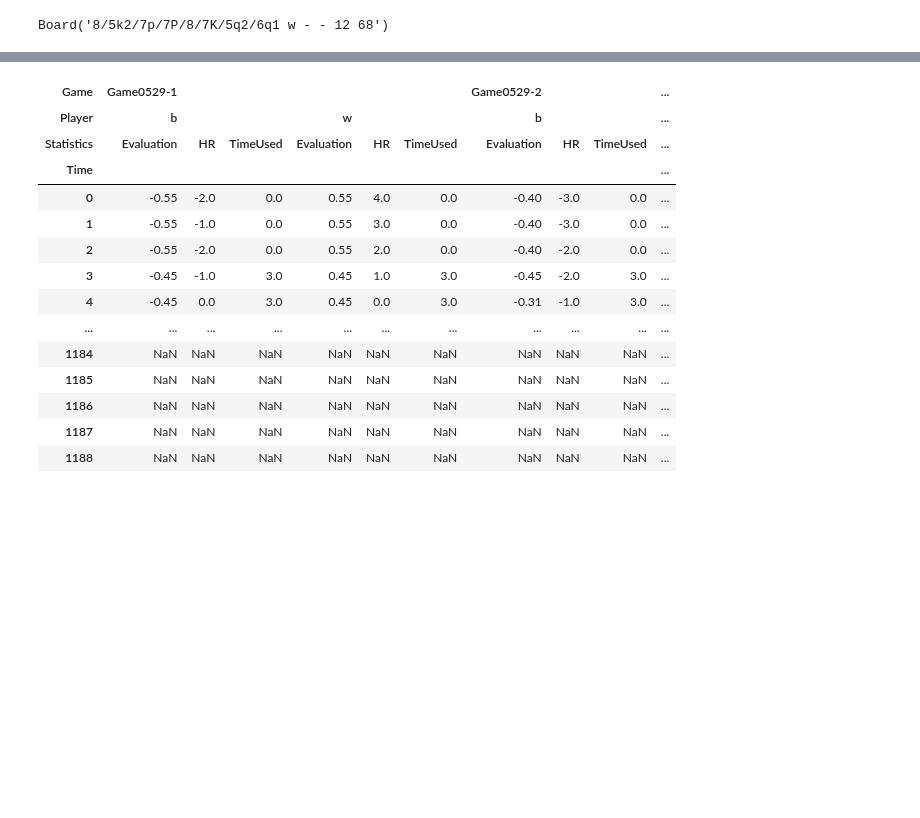
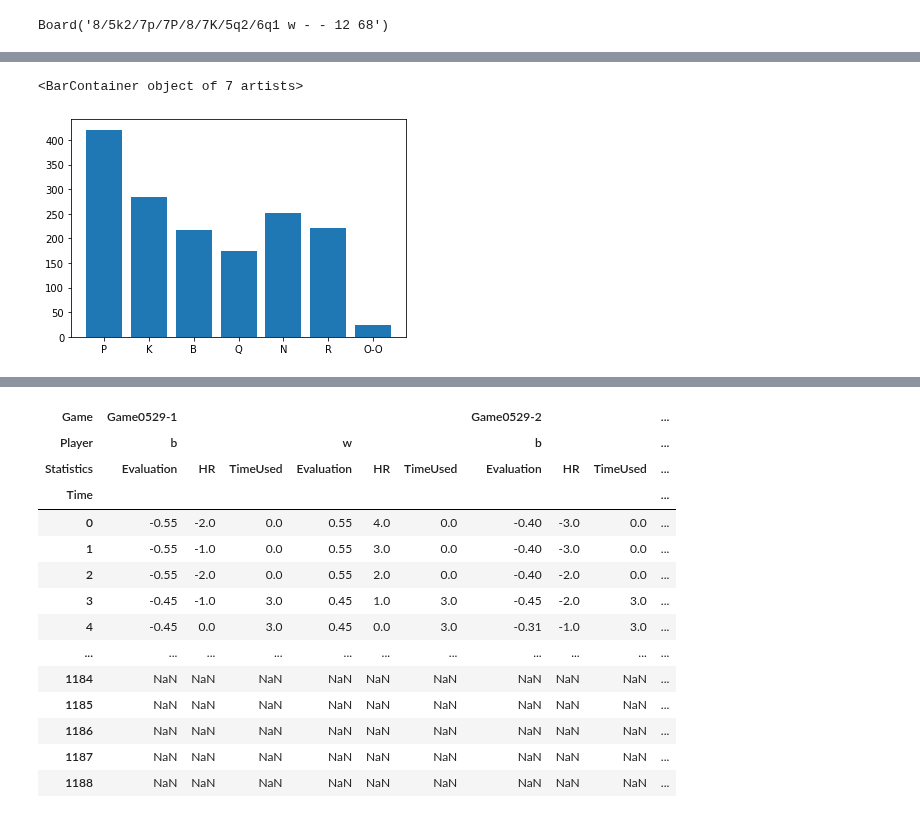
Before and after one commit to tommdim/statistics-101, a Jupyter notebook: project/src/main.ipynb, the cells around one changed output, grey strips where cells are left out. Cells and saved outputs as stored; diff of their text form; code cells hidden in the pictures; blank space fills up the shorter version.

```diff
--- a/project/src/main.ipynb
+++ b/project/src/main.ipynb
@@ -699,0 +730,21 @@ df
+# %%
+# Let's see what is the most played piece
+mosse = df["MoveS"]
+diz = {"P" : 0, "K" : 0, "B" : 0, "Q" : 0, "N" : 0, "R" : 0, "O-O": 0, "+" :0, "#": 0, "=":0 }
+for mossa in mosse:
+
+    if mossa[0].islower(): # è un pedone
+        diz["P"] += 1
+    elif mossa[0] in list(diz.keys()):
+        diz[mossa[0]] += 1
+    if "+" == mossa[-1] or "#" in mossa[-1]:
+        diz[mossa[-1]] += 1
+    elif "=" in mossa:
+        diz["="] += 1
+    elif "O-" in mossa:
+        diz["O-O"] += 1
+
+plt.bar(list(diz.keys())[:7],list(diz.values())[:7])
+# %% [output]
+<BarContainer object of 7 artists>
+[figure, added]
```
Also changed, not shown: parts of 17 cells of this notebook, 3 other files.
